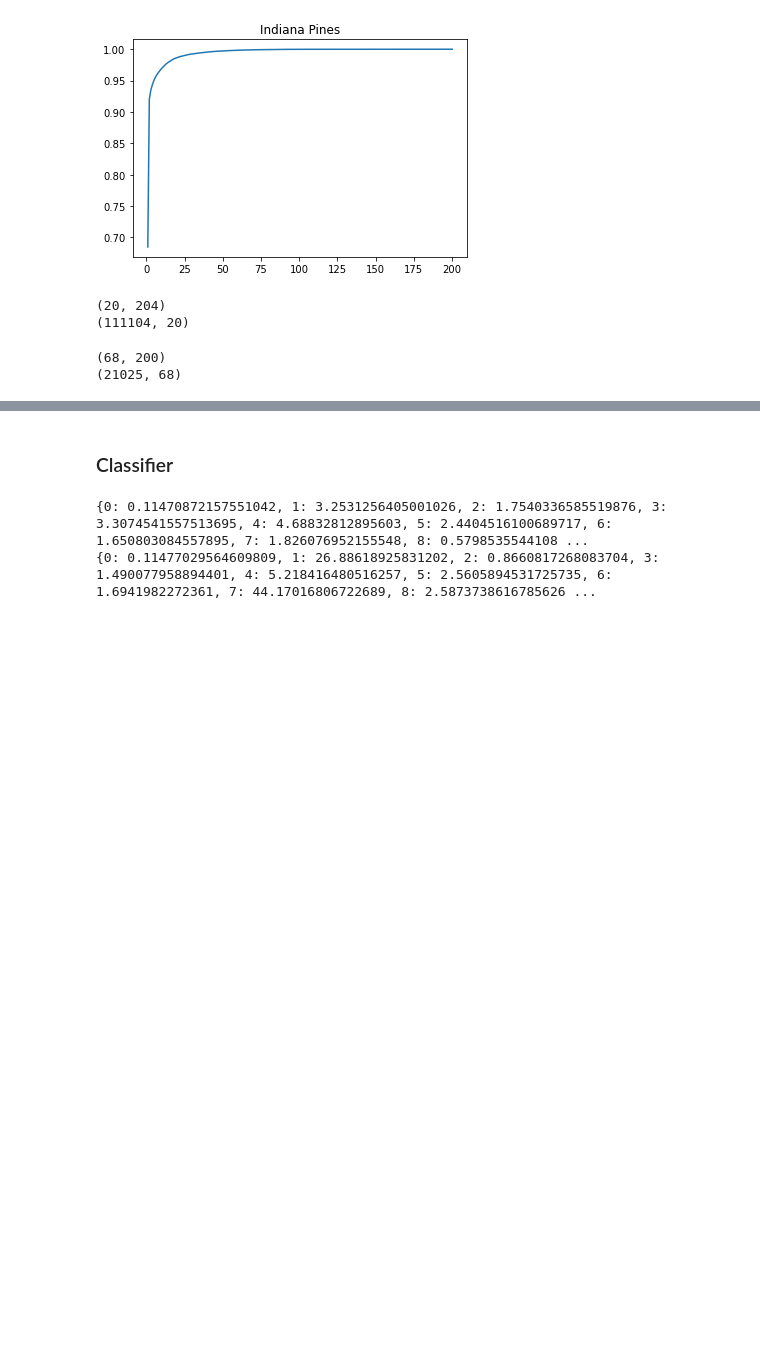
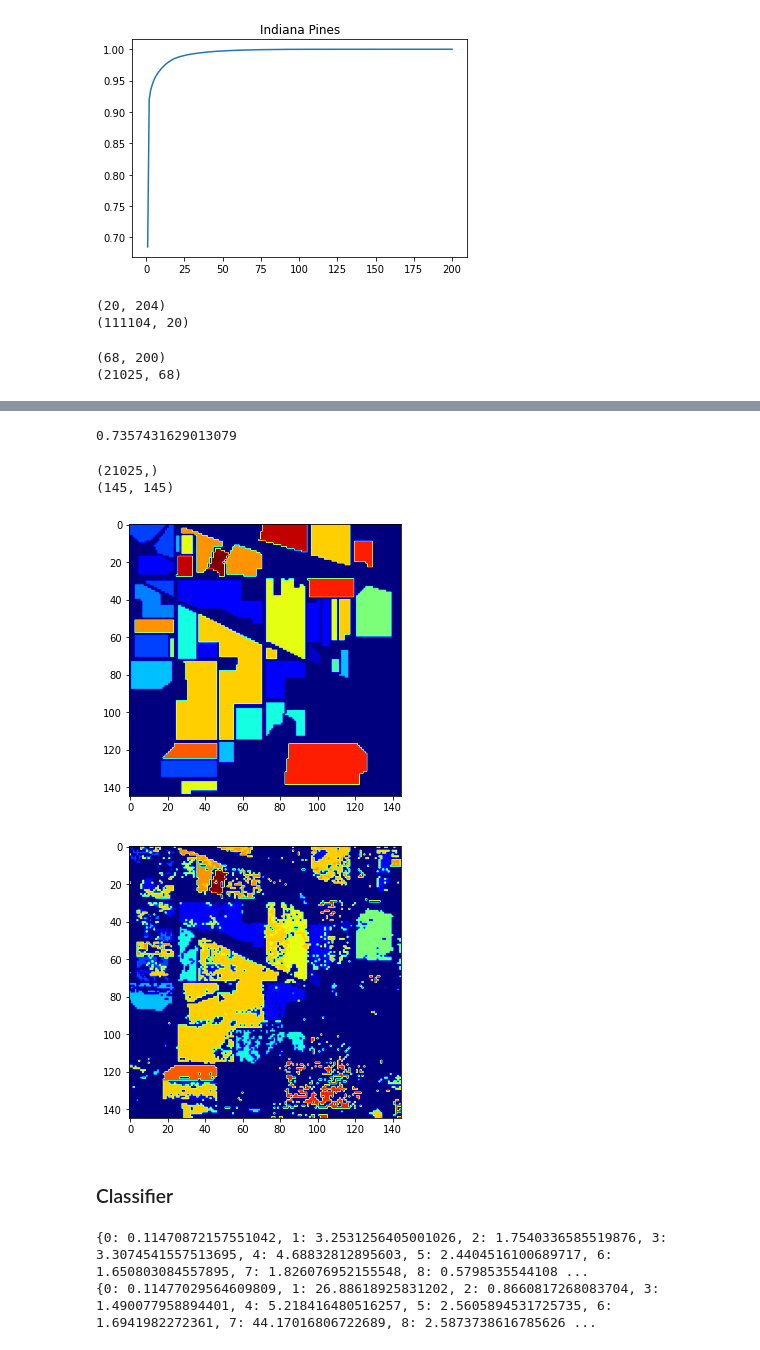
Before and after one commit to DarkPaquito/iml-project, a Jupyter notebook: Project_IML.ipynb, the cells around one changed output, grey strips where cells are left out. Cells and saved outputs as stored; diff of their text form; code cells hidden in the pictures; blank space fills up the shorter version.

```diff
--- a/Project_IML.ipynb
+++ b/Project_IML.ipynb
@@ -126,3 +237,23 @@ print(X2_pca.shape)
+# %%
+y2_predict = clf.predict(X2)
+clf.score(X2, Y2)
+# %% [output]
+0.7357431629013079
+# %%
+print(y2_predict.shape)
+y2_predict_reshaped = y2_predict.reshape((indiana_pines_gt.shape))
+print(y2_predict_reshaped.shape)
+plt.figure(figsize=(5,5))
+plt.imshow(indiana_pines_gt, cmap='jet')
+plt.show()
+plt.figure(figsize=(5,5))
+plt.imshow(y2_predict_reshaped, cmap='jet')
+plt.show()
+# %% [output]
+(21025,)
+(145, 145)
+[figure, added]
+[figure, added]
 # %% [markdown]
 ### Classifier
 # %%
```
Also changed, not shown: parts of 16 cells of this notebook, 4 other files.
